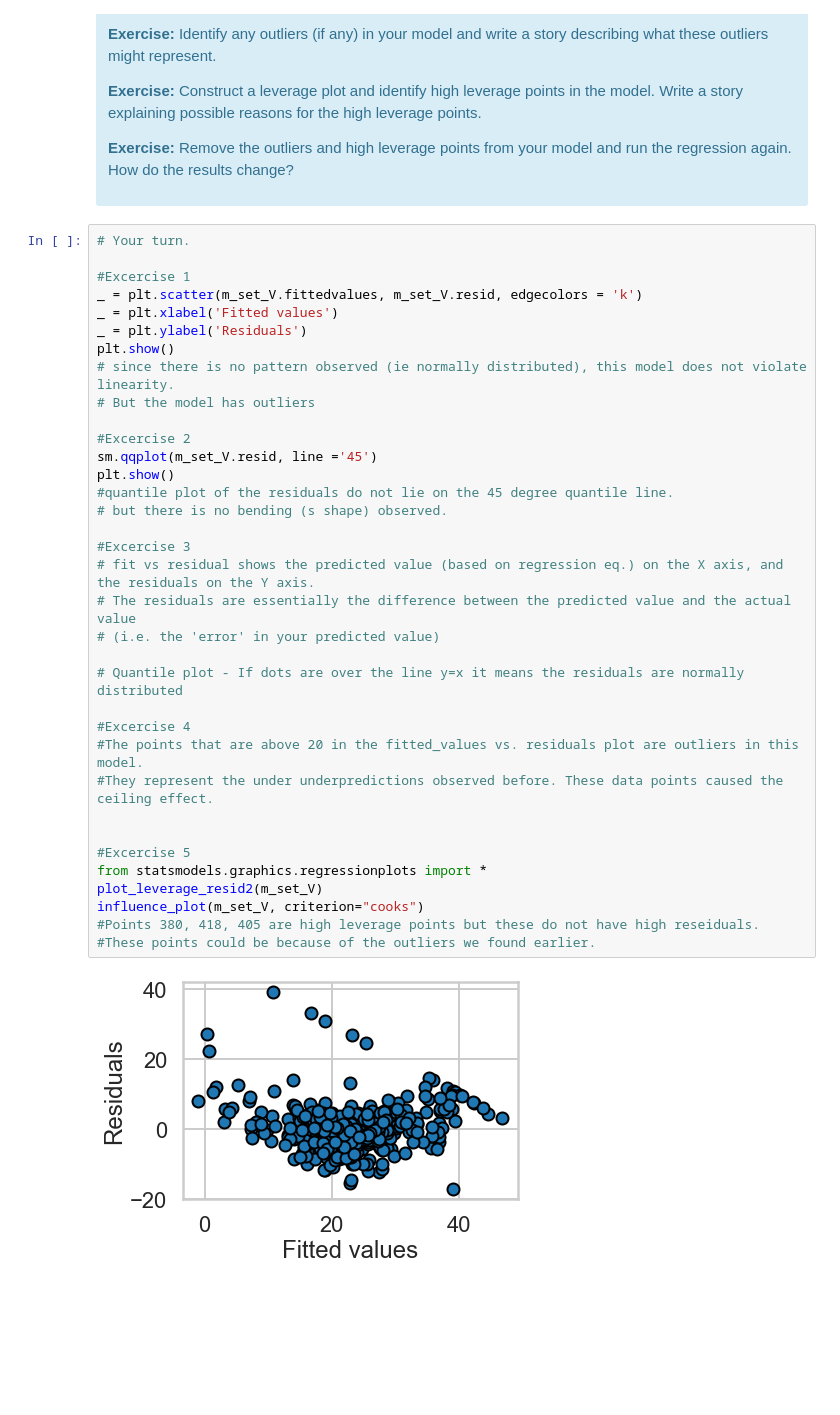
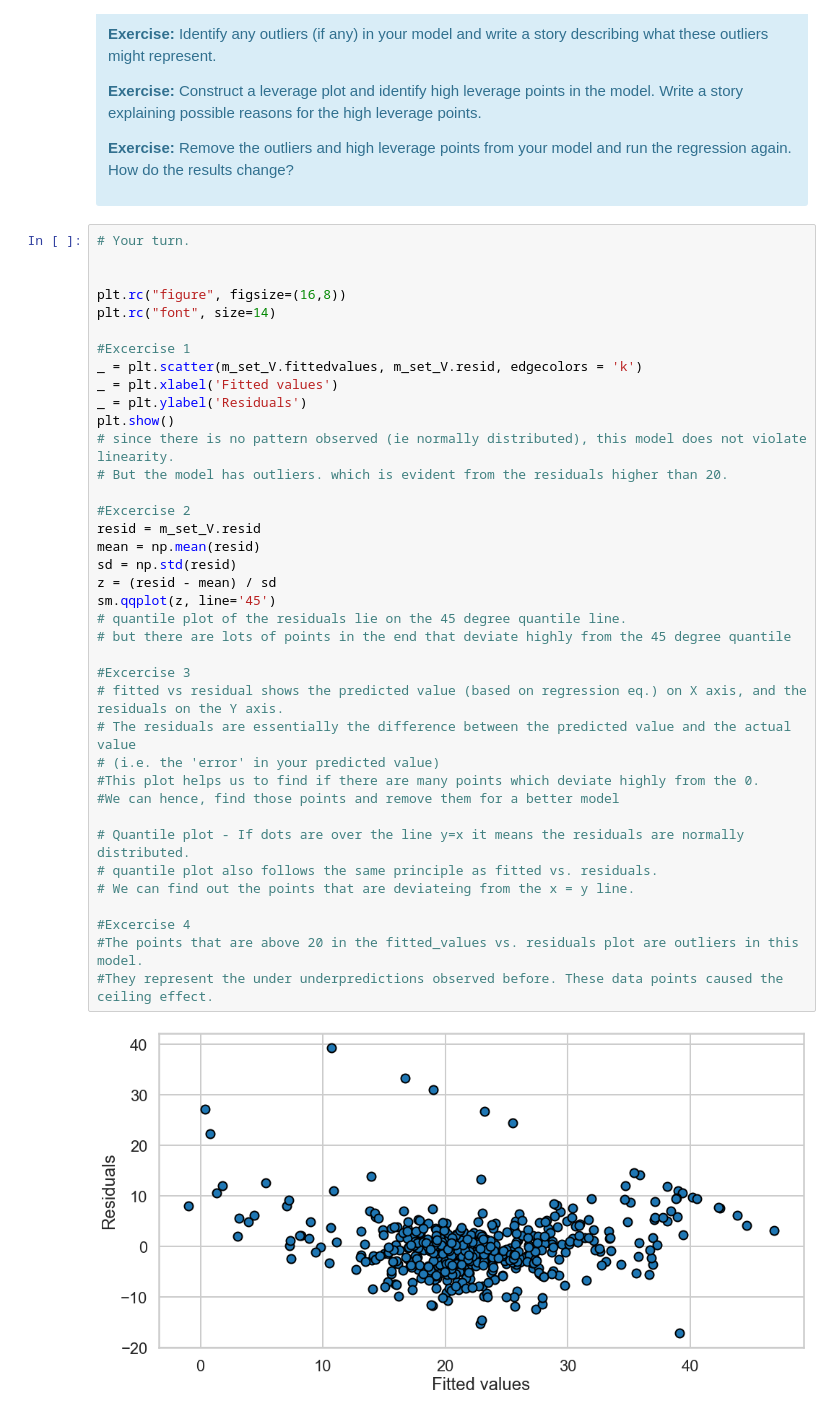
Before and after one commit to jyothirmayeen/springboard_mini_projects, a Jupyter notebook: linear_regression/Mini_Project_Linear_Regression.ipynb, the cells around one changed output. Drawn from its saved outputs; the diff is of its cells as text; blank space fills up the shorter version.

```diff
--- a/linear_regression/Mini_Project_Linear_Regression.ipynb
+++ b/linear_regression/Mini_Project_Linear_Regression.ipynb
@@ -948,38 +948,41 @@ There are some other issues that are important investigate with linear regressio
 </div>
 # %%
 # Your turn.
+
+
+plt.rc("figure", figsize=(16,8))
+plt.rc("font", size=14)
 
 #Excercise 1
 _ = plt.scatter(m_set_V.fittedvalues, m_set_V.resid, edgecolors = 'k')
 _ = plt.xlabel('Fitted values')
 _ = plt.ylabel('Residuals')
 plt.show()
 # since there is no pattern observed (ie normally distributed), this model does not violate linearity.
-# But the model has outliers
+# But the model has outliers. which is evident from the residuals higher than 20.
 
 #Excercise 2
-sm.qqplot(m_set_V.resid, line ='45')
-plt.show()
-#quantile plot of the residuals do not lie on the 45 degree quantile line.
-# but there is no bending (s shape) observed.
+resid = m_set_V.resid
+mean = np.mean(resid)
+sd = np.std(resid)
+z = (resid - mean) / sd
+sm.qqplot(z, line='45')
+# quantile plot of the residuals lie on the 45 degree quantile line.
+# but there are lots of points in the end that deviate highly from the 45 degree quantile
 
 #Excercise 3
-# fit vs residual shows the predicted value (based on regression eq.) on the X axis, and the residuals on the Y axis.
+# fitted vs residual shows the predicted value (based on regression eq.) on X axis, and the residuals on the Y axis.
 # The residuals are essentially the difference between the predicted value and the actual value
 # (i.e. the 'error' in your predicted value)
+#This plot helps us to find if there are many points which deviate highly from the 0.
+#We can hence, find those points and remove them for a better model
 
-# Quantile plot - If dots are over the line y=x it means the residuals are normally distributed
+# Quantile plot - If dots are over the line y=x it means the residuals are normally distributed.
+# quantile plot also follows the same principle as fitted vs. residuals.
+# We can find out the points that are deviateing from the x = y line.
 
 #Excercise 4
 #The points that are above 20 in the fitted_values vs. residuals plot are outliers in this model.
 #They represent the under underpredictions observed before. These data points caused the ceiling effect.
-
-
-#Excercise 5
-from statsmodels.graphics.regressionplots import *
-plot_leverage_resid2(m_set_V)
-influence_plot(m_set_V, criterion="cooks")
-#Points 380, 418, 405 are high leverage points but these do not have high reseiduals.
-#These points could be because of the outliers we found earlier.
 # %% [output]
-[figure, old version]
+[figure, new version]
```
Also changed, not shown: parts of 9 cells of this notebook, 1 other file.
